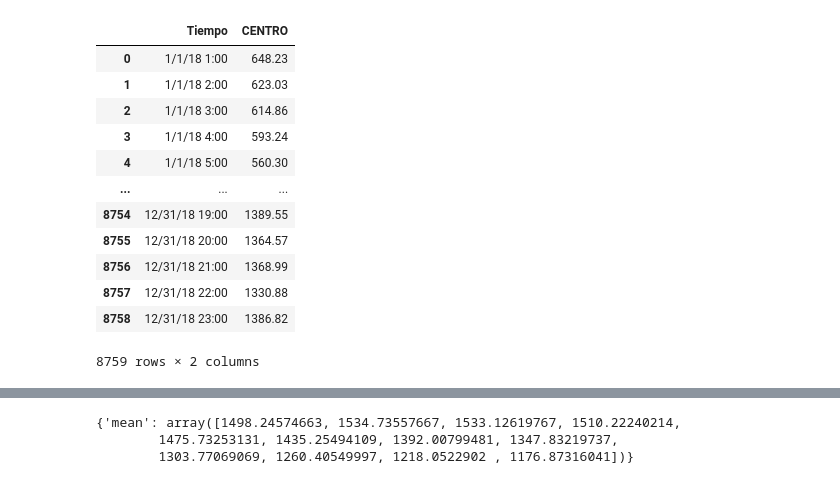
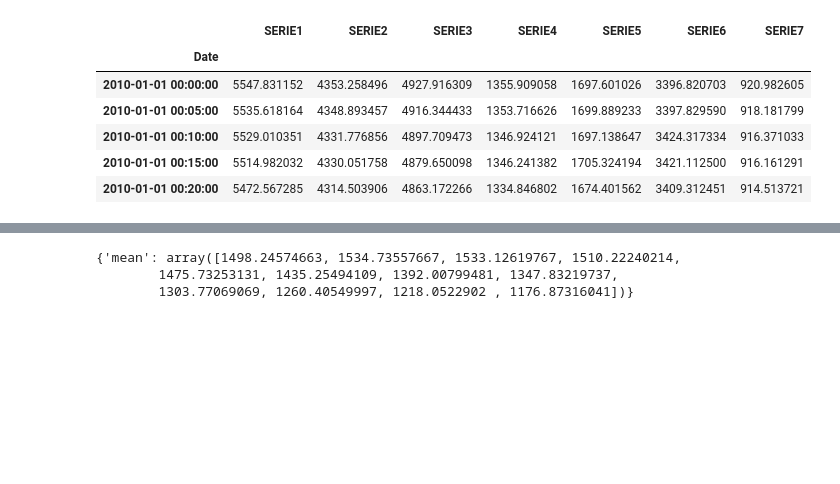
Before and after one commit to urieliram/analog, a Jupyter notebook: models/seasonal_naive.ipynb, the cells around one changed output, grey strips where cells are left out. Drawn from its saved outputs; the diff is of its cells as text; code cells hidden in the pictures; blank space fills up the shorter version.

```diff
--- a/models/seasonal_naive.ipynb
+++ b/models/seasonal_naive.ipynb
@@ -25,17 +8,0 @@ df
-# %%
-df = df[['Tiempo', 'CENTRO']]
-df
-# %% [output]
-|  | Tiempo | CENTRO |
-| 0 | 1/1/18 1:00 | 648.23 |
-| 1 | 1/1/18 2:00 | 623.03 |
-| 2 | 1/1/18 3:00 | 614.86 |
-| 3 | 1/1/18 4:00 | 593.24 |
-| 4 | 1/1/18 5:00 | 560.30 |
-| ... | ... | ... |
-| 8754 | 12/31/18 19:00 | 1389.55 |
-| 8755 | 12/31/18 20:00 | 1364.57 |
-| 8756 | 12/31/18 21:00 | 1368.99 |
-| 8757 | 12/31/18 22:00 | 1330.88 |
-| 8758 | 12/31/18 23:00 | 1386.82 |
-8759 rows × 2 columns
@@ -43,0 +15,13 @@ values = df.loc[:8758 - 24 * 5, 'CENTRO'].values
+# %%
+df['Date'] = pd.to_datetime(df['Date'],format= '%d-%m-%Y %H:%M' ) #.dt.date https://pandas.pydata.org/docs/reference/api/pandas.Series.dt.date.html
+df = df.set_index('Date')
+df_5 = df.resample('5T').mean()
+df_5.head()
+# %% [output]
+|  | SERIE1 | SERIE2 | SERIE3 | SERIE4 | SERIE5 | SERIE6 | SERIE7 |
+| Date |  |  |  |  |  |  |  |
+| 2010-01-01 00:00:00 | 5547.831152 | 4353.258496 | 4927.916309 | 1355.909058 | 1697.601026 | 3396.820703 | 920.982605 |
+| 2010-01-01 00:05:00 | 5535.618164 | 4348.893457 | 4916.344433 | 1353.716626 | 1699.889233 | 3397.829590 | 918.181799 |
+| 2010-01-01 00:10:00 | 5529.010351 | 4331.776856 | 4897.709473 | 1346.924121 | 1697.138647 | 3424.317334 | 916.371033 |
+| 2010-01-01 00:15:00 | 5514.982032 | 4330.051758 | 4879.650098 | 1346.241382 | 1705.324194 | 3421.112500 | 916.161291 |
+| 2010-01-01 00:20:00 | 5472.567285 | 4314.503906 | 4863.172266 | 1334.846802 | 1674.401562 | 3409.312451 | 914.513721 |
```
Also changed, not shown: parts of 12 cells of this notebook.
